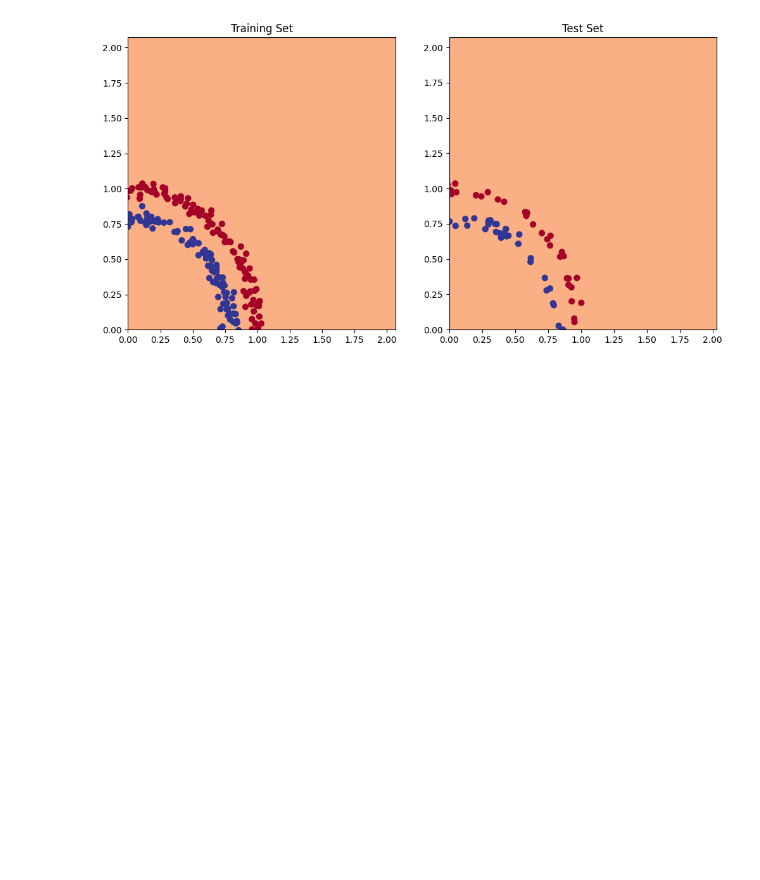
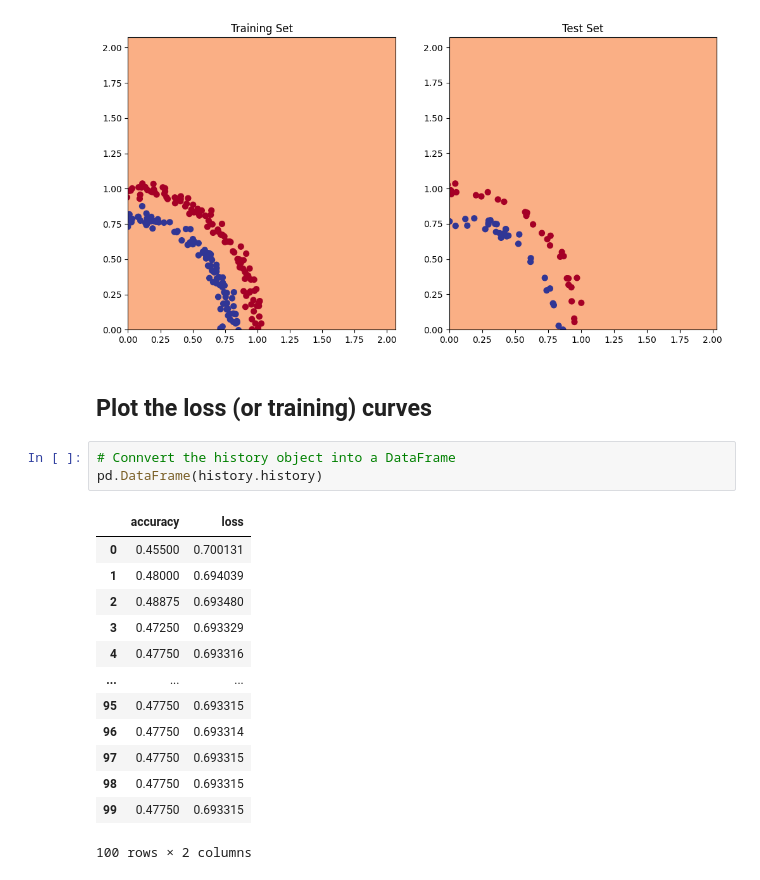
Before and after one commit to Glockrover/LearnTensorFlow, a Jupyter notebook: Neural_Network_Classification.ipynb, the cells around one changed output. Cells and saved outputs as stored; diff of their text form; blank space fills up the shorter version.

```diff
--- a/Neural_Network_Classification.ipynb
+++ b/Neural_Network_Classification.ipynb
@@ -579,3 +579,22 @@ doing binary classification
 313/313 ━━━━━━━━━━━━━━━━━━━━ 0s 1ms/step
 doing binary classification
 [figure]
+# %% [markdown]
+## Plot the loss (or training) curves
+# %%
+# Connvert the history object into a DataFrame
+pd.DataFrame(history.history)
+# %% [output]
+|  | accuracy | loss |
+| 0 | 0.45500 | 0.700131 |
+| 1 | 0.48000 | 0.694039 |
+| 2 | 0.48875 | 0.693480 |
+| 3 | 0.47250 | 0.693329 |
+| 4 | 0.47750 | 0.693316 |
+| ... | ... | ... |
+| 95 | 0.47750 | 0.693315 |
+| 96 | 0.47750 | 0.693314 |
+| 97 | 0.47750 | 0.693315 |
+| 98 | 0.47750 | 0.693315 |
+| 99 | 0.47750 | 0.693315 |
+100 rows × 2 columns
```
Also changed, not shown: parts of 1 cell of this notebook.
